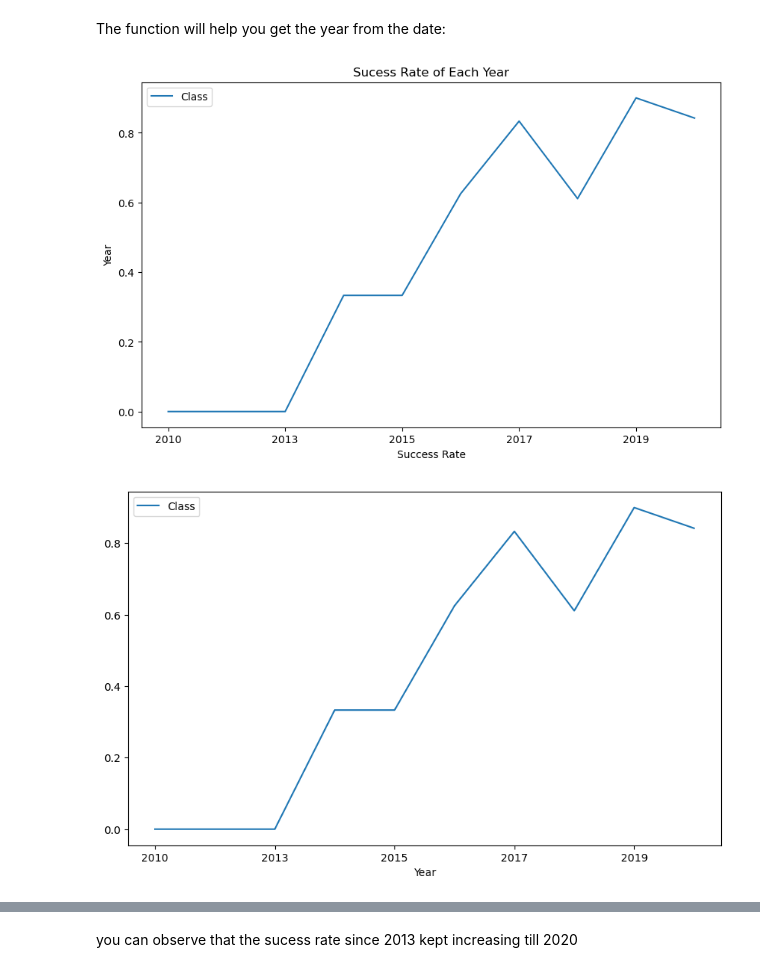
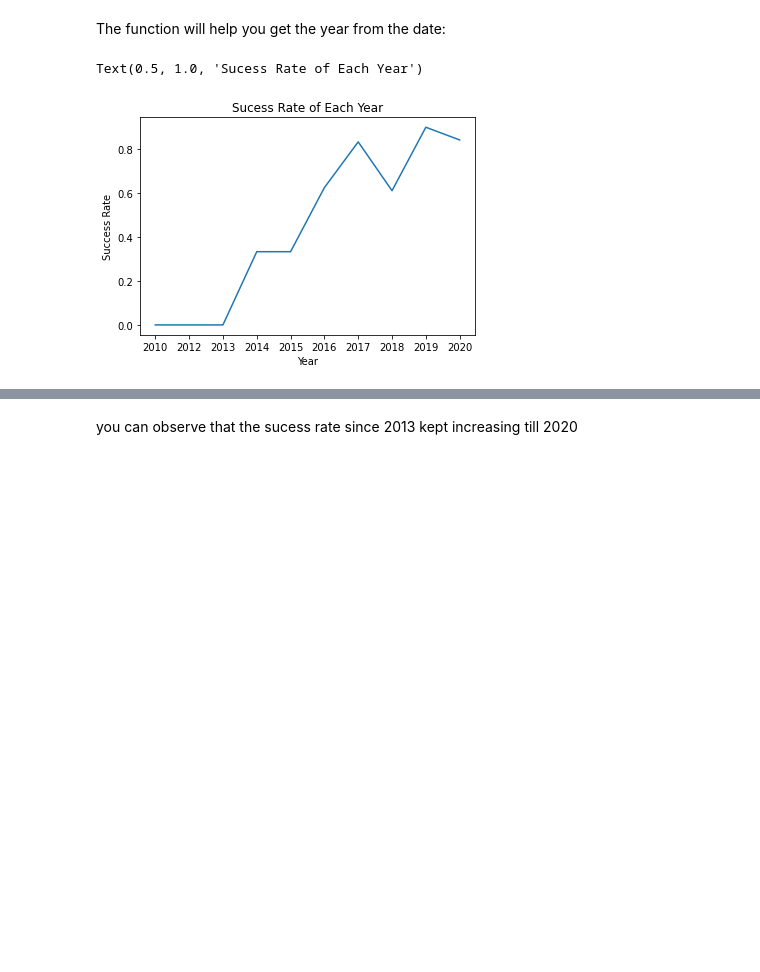
Before and after one commit to wertochka/capstone-assignment, a Jupyter notebook: EDA with Data Visualization.ipynb, the cells around one changed output, grey strips where cells are left out. Drawn from its saved outputs; the diff is of its cells as text; code cells hidden in the pictures; blank space fills up the shorter version.

```diff
--- a/EDA with Data Visualization.ipynb
+++ b/EDA with Data Visualization.ipynb
@@ -175,16 +175,14 @@ def Extract_year(date):
 # %%
 # Plot a line chart with x axis to be the extracted year and y axis to be the success rate
 Year = Extract_year(df["Date"])
 data1 = pd.DataFrame(list(zip(df["Class"], Year)), columns =['Class', 'Year'])
 chartData = data1.groupby(['Year'])['Class'].mean().reset_index()
 chartData.set_index('Year', inplace=True)
-chartData
 # chartData.plot(kind='line', figsize=(10, 6))
 sns.lineplot(y="Class", x="Year", data=chartData)
-plt.xlabel('Success Rate') # add to x-label to the plot
-plt.ylabel('Year') # add y-label to the plot
+plt.ylabel('Success Rate') # add to x-label to the plot
+plt.xlabel('Year') # add y-label to the plot
 plt.title('Sucess Rate of Each Year') # add title to the plot
-plt.show()
 # %% [output]
+Text(0.5, 1.0, 'Sucess Rate of Each Year')
-[figure, old version]
+[figure, new version]
-[figure, removed]
```
Also changed, not shown: parts of 3 cells of this notebook.
